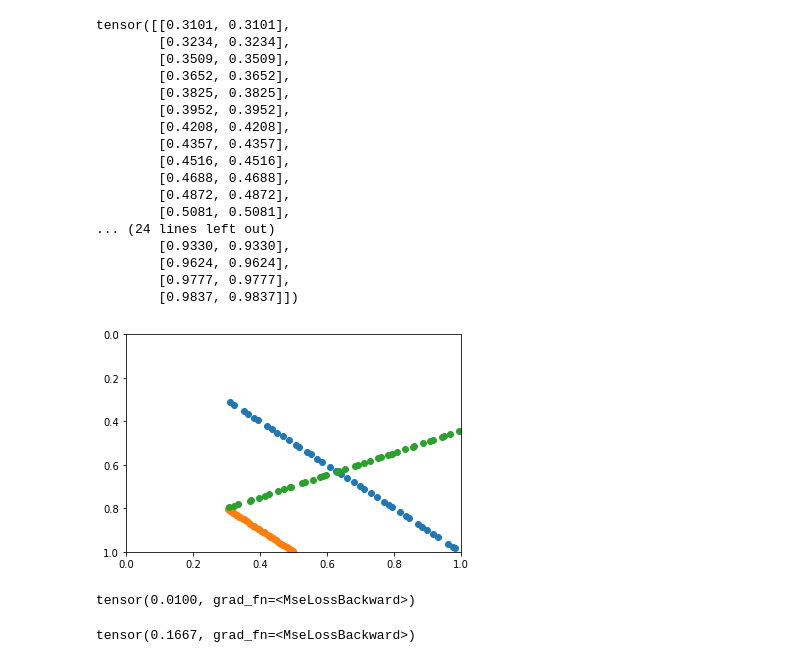
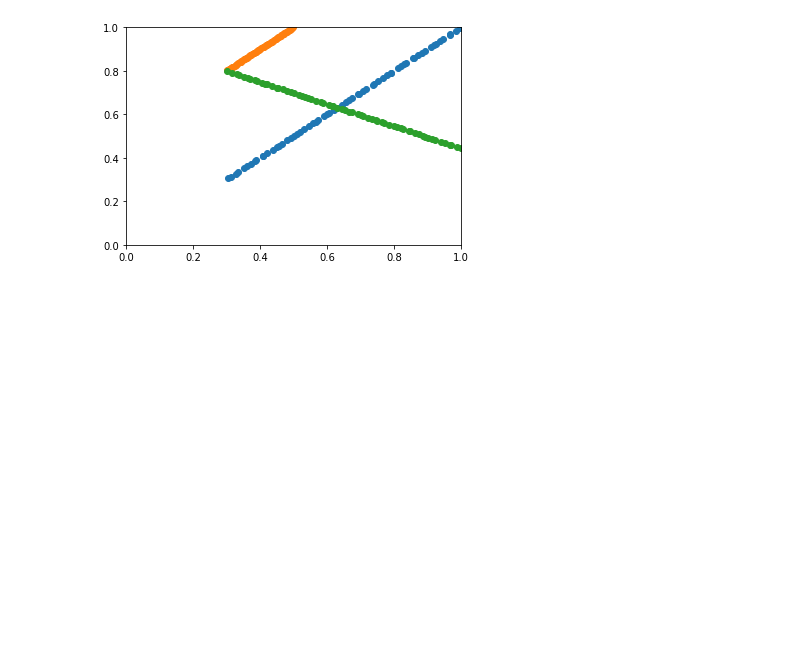
Before and after one commit to gmmyung/RoboVision, a Jupyter notebook: RoboVision.ipynb, the cells around one changed output. Cells and saved outputs as stored; diff of their text form; code cells hidden in the pictures; blank space fills up the shorter version.

```diff
--- a/RoboVision.ipynb
+++ b/RoboVision.ipynb
@@ -39,14 +39,14 @@ class actor:
                     y = random.randrange(0, self.map_size),
                     r = random.randrange(0, int(self.map_size/2)),
                     O = bool(random.getrandbits(1)),
-                    c = random.randrange(0, 255)) for i in range(self.n_circles)]
+                    c = random.randrange(1, 255)) for i in range(self.n_circles)]
         A += [Rectangle(x = random.randrange(0, self.map_size),
                         y = random.randrange(0, self.map_size),
                         k = random.uniform(0, math.pi/2),
                         a = random.uniform(0, self.map_size),
                         b = random.uniform(0, self.map_size),
                         O = bool(random.getrandbits(1)),
-                        c = random.randrange(0, 255)) for j in range(self.n_rectangles)]
+                        c = random.randrange(1, 255)) for j in range(self.n_rectangles)]
         self.generate_terrain(A)
     def generate_terrain(self, A):
         for i in A:
@@ -63,7 +63,8 @@ class actor:
                     self.color_map = self.color_map*(~mask)
     def generate_view(self):
         self.padded_map = cv2.copyMakeBorder(self.color_map, self.map_size*2, self.map_size*2, self.map_size*2, self.map_size*2, cv2.BORDER_CONSTANT, 0)
-        self.polar_map = cv2.warpPolar(self.padded_map, self.polar_map.shape, (self.map_size*2+self.x,self.map_size*2+self.y), 256, flags = cv2.INTER_NEAREST+cv2.WARP_POLAR_LINEAR)
+        self.polar_map = cv2.warpPolar(self.padded_map, self.polar_map.shape, (self.map_size*2+self.y,self.map_size*2+self.x), 256, flags = cv2.INTER_NEAREST+cv2.WARP_POLAR_LINEAR)
+        self.polar_map = np.flip(np.roll(self.polar_map, -int(self.map_size/4), axis = 0), axis = 0)
         mask = self.polar_map!=0
         self.depth = np.where(mask.any(axis=1), mask.argmax(axis=1), 0)
         self.view = self.polar_map[np.arange(self.polar_angle_size), self.depth]
@@ -194,82 +206,37 @@ tensor([[0.0000, 0.4565],
 # %%
-N = 40
+N = 64
 
 #ray point sampling
 
 
 def end_point(p, a):
-    r = 2 * math.pi * (a+0.25)
+    r = 2 * math.pi * (a)
     smooth = 10**-6
     x = p[:,0]
     y = p[:,1]
-    T = torch.stack([x/(-torch.sin(r)+smooth),
-                     y/(torch.cos(r)+smooth),
-                     (1-x)/(torch.sin(r)+smooth),
-                     (1-y)/(-torch.cos(r)+smooth)])
+    T = torch.stack([-x/(torch.cos(r)+smooth),
+                     -y/(torch.sin(r)+smooth),
+                     (1-x)/(torch.cos(r)+smooth),
+                     (1-y)/(torch.sin(r)+smooth)])
     T = torch.min(torch.where(T>=0, T, 10*torch.ones(T.shape)), 0)[0]
-    return torch.stack([x + T * torch.sin(r), y - T * torch.cos(r)]).T
+    return torch.stack([x + T * torch.cos(r), y + T * torch.sin(r)]).T
 
 def rand_samp(p):
     p, a = p[:,:2], p[:,2]
     p_e = end_point(p, a)
     p_e = p_e[:,:2]
     p_i = torch.linspace(0, N-1, N)
     p_i = p_i.reshape((1, N, 1)) * (p_e-p).reshape((p.shape[0], 1, 2)) / N
     randn = torch.rand(p.shape[0],N)
     p_i = p_i + randn.reshape((p.shape[0],N,1)) * (p_e-p).reshape((p.shape[0], 1, 2)) / N
     return p_i + p.reshape(p.shape[0],1,2)
 
 p = rand_samp(torch.tensor([[0.3,0.3,0.125], [0.3,0.8,0.125],[0.3,0.8,0.925], [0.3,0.8,0.925]]))
-print(p[0])
 plt.scatter(p[0,:,0],p[0,:,1])
 plt.scatter(p[1,:,0],p[1,:,1])
 plt.scatter(p[2,:,0],p[2,:,1])
 plt.xlim(0,1)
-plt.ylim(1,0)
+plt.ylim(0,1)
 plt.show()
 # %% [output]
-tensor([[0.3101, 0.3101],
-        [0.3234, 0.3234],
-        [0.3509, 0.3509],
-        [0.3652, 0.3652],
-        [0.3825, 0.3825],
-        [0.3952, 0.3952],
-        [0.4208, 0.4208],
-        [0.4357, 0.4357],
-        [0.4516, 0.4516],
-        [0.4688, 0.4688],
-        [0.4872, 0.4872],
-        [0.5081, 0.5081],
-... (24 lines left out)
-        [0.9330, 0.9330],
-        [0.9624, 0.9624],
-        [0.9777, 0.9777],
-        [0.9837, 0.9837]])
-[figure, old version]
+[figure, new version]
-# %%
-# p: [[c,x,y,r],...[c,x,y,r]]
-criterion = nn.MSELoss()
-def photo_loss(model, p):
-    rand_points = rand_samp(p[:,1:])
-    output = model(torch.squeeze(rand_points,dim = 1)).reshape((-1, N, 2))
-    dists = (torch.roll(rand_points, -1, 1) - torch.roll(rand_points, 1, 1))/2
-    dists[:,0,:] = (rand_points[:,-1]-rand_points[:,0])/(rand_points.shape[1]-1)
-    dists[:,-1,:] = (rand_points[:,-1]-rand_points[:,0])/(rand_points.shape[1]-1)
-    dist = (dists[:,:,0]**2 + dists[:,:,1]**2)**0.5
-    sigma = torch.tril(torch.ones((N,N)),diagonal=-1)
-    T = torch.exp(-torch.matmul(sigma, (output[:,:,0]*dist).T).T)
-    #print(T)
-    C = T * (1 - torch.exp(-output[:,:,0] * dist)) * output[:,:,1]
-    #print(output[:,:,1])
-    C = torch.sum(C, dim = 1)
-    loss = criterion(C, p[:,0])
-    #print(C)
-    return loss
-photo_loss(M,torch.tensor([[0.1,0.3,0.3,0.125],[0.1,0.3,0.8,0.125],[0.1,0.3,0.8,0.125]]))
-# %% [output]
-tensor(0.0100, grad_fn=<MseLossBackward>)
-# %%
-a = torch.tensor([[0.,0.,0.,0.],[0.5,0.5,0.5,0.5],[0.5,0.5,0.5,0.5]])
-photo_loss(M, a)
-# %% [output]
-tensor(0.1667, grad_fn=<MseLossBackward>)
```
Also changed, not shown: parts of 12 cells of this notebook, 8 other files.
